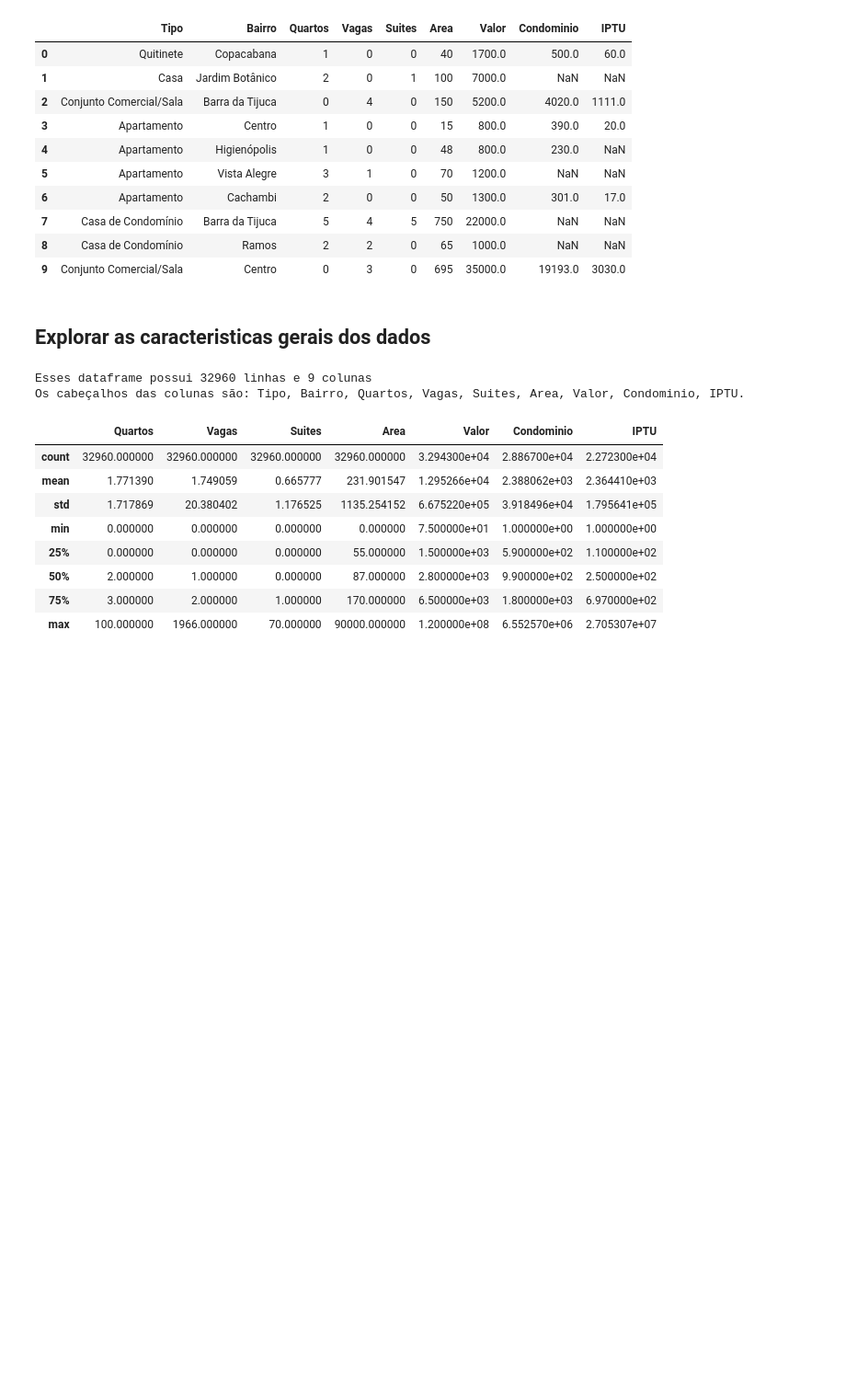
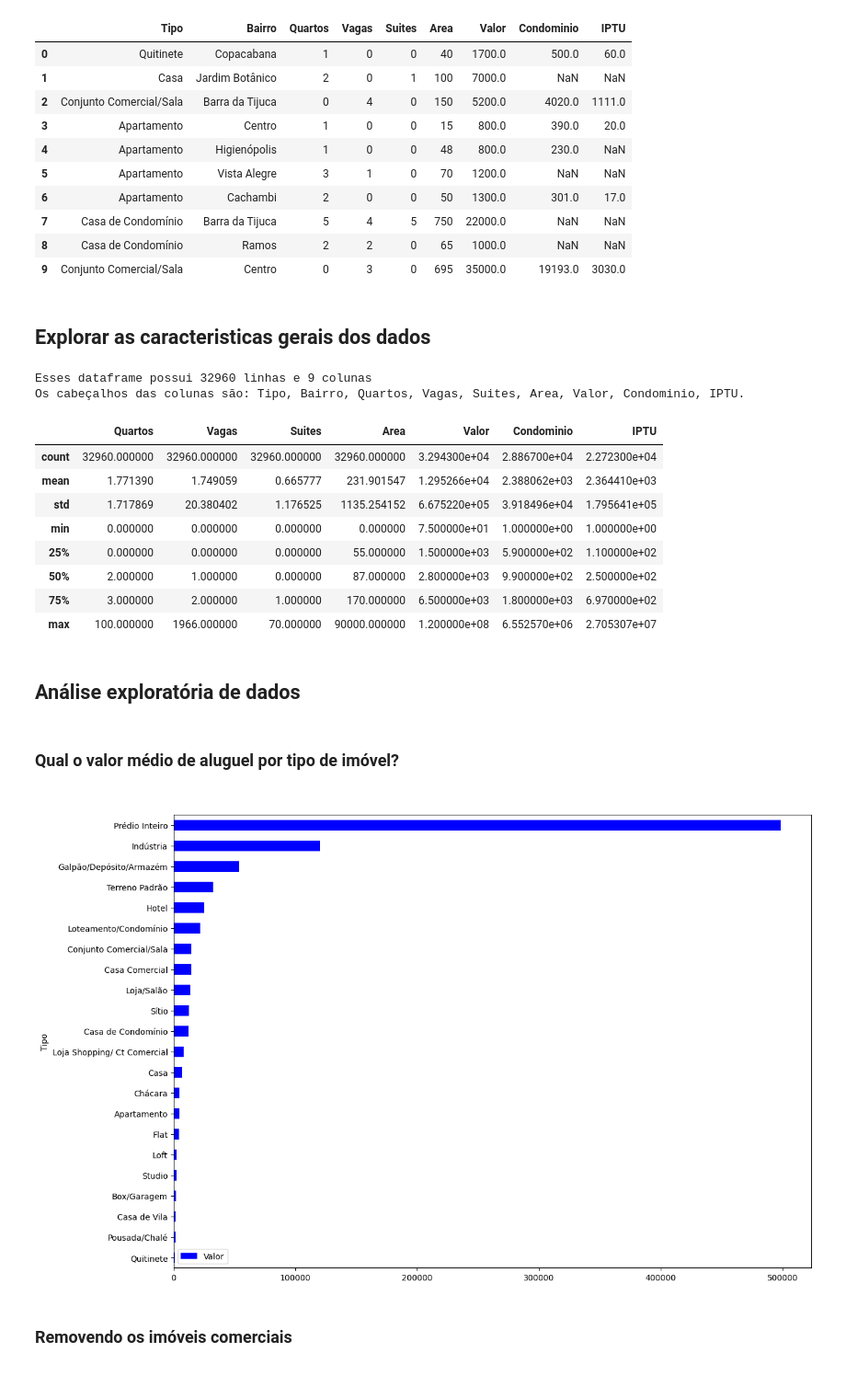
Before and after one commit to rtmazzeo/Pandas-Python, a Jupyter notebook: cursos_pandas/aula001.ipynb, the cells around one changed output. Shown: that part at 92% size. Cells and saved outputs as stored; diff of their text form; code cells hidden in the pictures; blank space fills up the shorter version.

```diff
--- a/cursos_pandas/aula001.ipynb
+++ b/cursos_pandas/aula001.ipynb
@@ -47,3 +47,15 @@ dados.describe() # Estatistica descritiva dos dados (contagem, media, std, min,
 | 50% | 2.000000 | 1.000000 | 0.000000 | 87.000000 | 2.800000e+03 | 9.900000e+02 | 2.500000e+02 |
 | 75% | 3.000000 | 2.000000 | 1.000000 | 170.000000 | 6.500000e+03 | 1.800000e+03 | 6.970000e+02 |
 | max | 100.000000 | 1966.000000 | 70.000000 | 90000.000000 | 1.200000e+08 | 6.552570e+06 | 2.705307e+07 |
+# %% [markdown]
+<h2> Análise exploratória de dados</h2>
+# %% [markdown]
+<h3> Qual o valor médio de aluguel por tipo de imóvel? <h3>
+# %%
+df_preco_tipo = dados.groupby("Tipo")[['Valor']].mean(numeric_only=True).sort_values('Valor')
+# %%
+df_preco_tipo.plot(kind='barh',figsize=(14,10),color = 'blue');
+# %% [output]
+[figure, added]
+# %% [markdown]
+<h3>Removendo os imóveis comerciais<h3>
```
Also changed, not shown: parts of 11 cells of this notebook.
